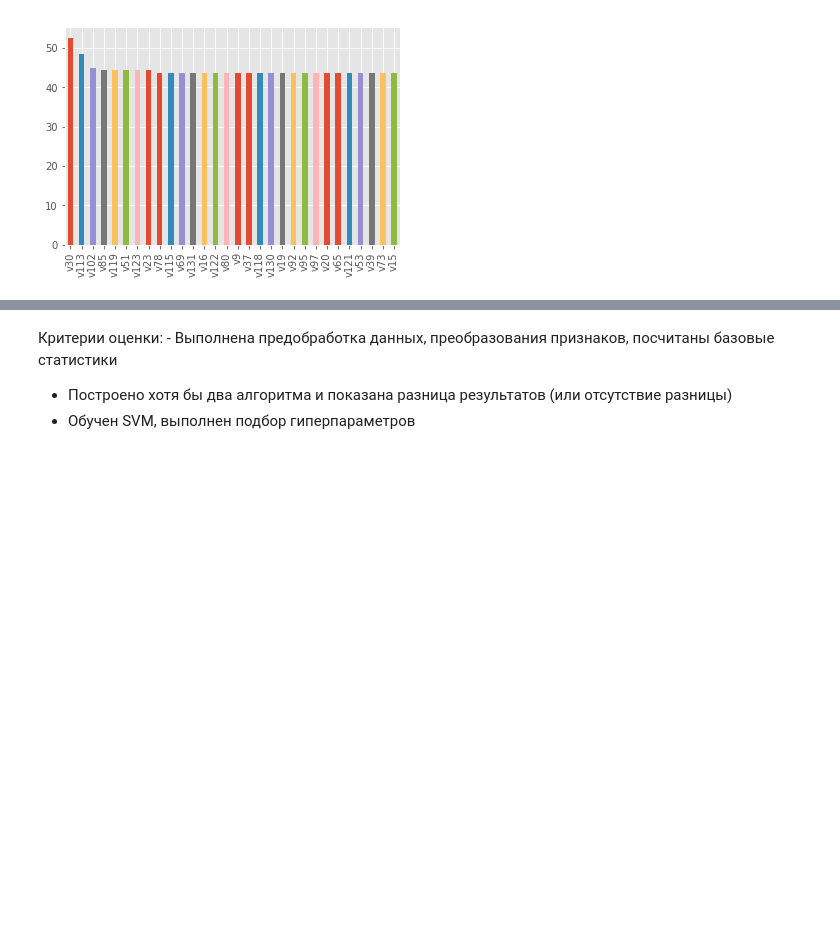
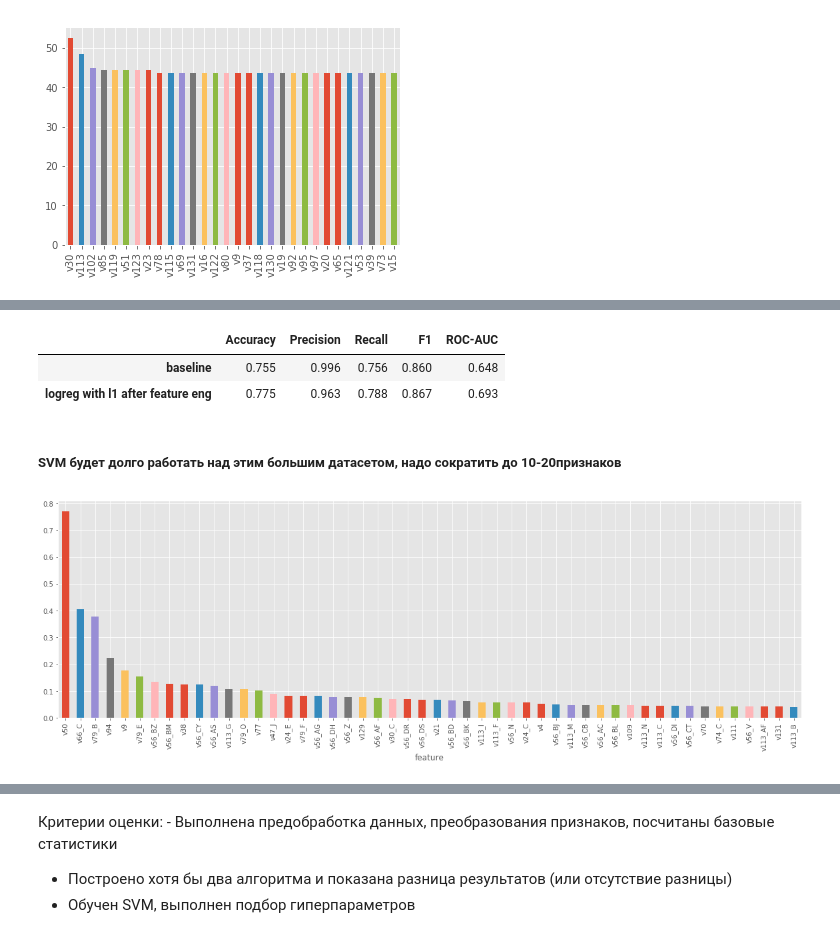
Before and after one commit to AkerkeKesha/machine-learning, a Jupyter notebook: A5/A5_SVM_Balgabekova.ipynb, the cells around one changed output, grey strips where cells are left out. Cells and saved outputs as stored; diff of their text form; code cells hidden in the pictures; blank space fills up the shorter version.

Commit message:
MOD1, SVM learning model vs. Knn, logreg

```diff
--- a/A5/A5_SVM_Balgabekova.ipynb
+++ b/A5/A5_SVM_Balgabekova.ipynb
@@ -83,0 +424,2 @@ sns.heatmap(data.iloc[:,2:20].corr(), cmap="Blues")
+# %%
+data = pd.concat([data_num, data_obj_dumm], axis=1)
@@ -83,0 +436,2 @@ sns.heatmap(data.iloc[:,2:20].corr(), cmap="Blues")
+# %%
+X_train, X_test, y_train, y_test = data_split_train_test(data)
@@ -83,0 +440,7 @@ sns.heatmap(data.iloc[:,2:20].corr(), cmap="Blues")
+# %%
+X_train_scaled, X_test_scaled = scale_data(X_train, X_test)
+# %%
+%%time
+model_LogR_l1 = LogisticRegression(solver="liblinear", penalty = "l1")
+model_LogR_l1.fit(X_train_scaled, y_train)
+pred = model_LogR_l1.predict(X_test_scaled)
@@ -83,0 +450,20 @@ sns.heatmap(data.iloc[:,2:20].corr(), cmap="Blues")
+# %%
+quality_list_logreg_l1 = quality_report(pred, y_test)
+
+df_quality.loc["logreg with l1 after feature eng", :] = quality_list_logreg_l1
+df_quality.round(3)
+# %% [output]
+|  | Accuracy | Precision | Recall | F1 | ROC-AUC |
+| baseline | 0.755 | 0.996 | 0.756 | 0.860 | 0.648 |
+| logreg with l1 after feature eng | 0.775 | 0.963 | 0.788 | 0.867 | 0.693 |
+# %% [markdown]
+##### SVM будет долго работать над этим большим датасетом, надо сократить до 10-20признаков
+# %%
+featureImportance = pd.DataFrame({"feature": list(X_train.columns),
+                                  "importance": model_LogR_l1.coef_[0]})
+
+featureImportance.set_index('feature', inplace = True)
+featureImportance.sort_values(["importance"], ascending = False, inplace = True)
+featureImportance["importance"][:50].plot('bar', figsize=(20, 6));
+# %% [output]
+[figure, added]
```
Also changed, not shown: parts of 66 cells of this notebook.
